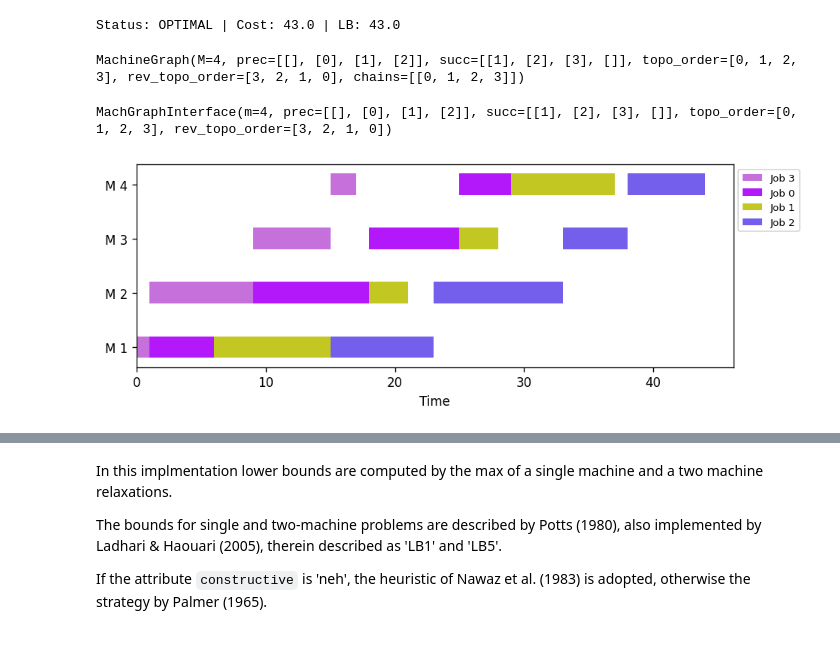
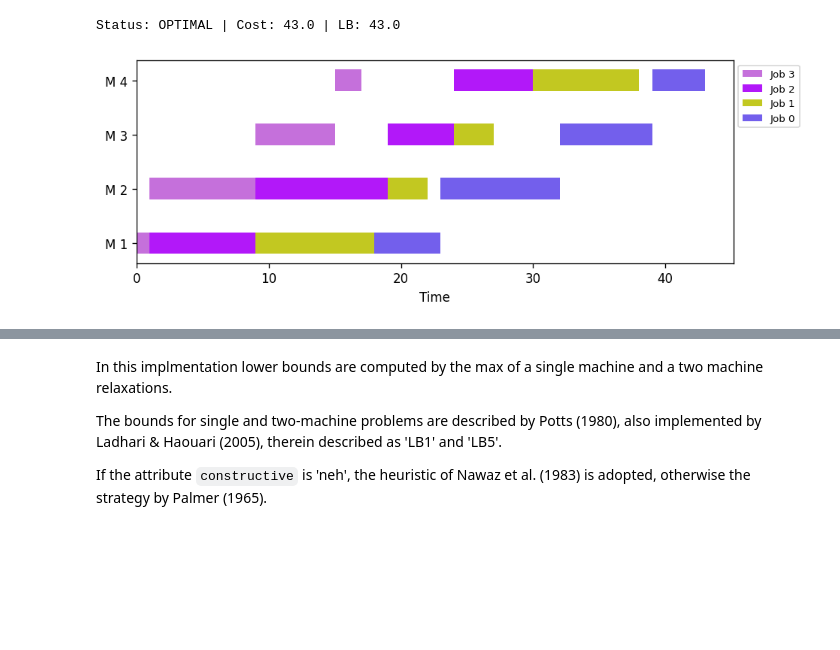
Before and after one commit to bruscalia/bnbpy, a Jupyter notebook: notebooks/pfssp.ipynb, the cells around one changed output, grey strips where cells are left out. Drawn from its saved outputs; the diff is of its cells as text; code cells hidden in the pictures; blank space fills up the shorter version.

```diff
--- a/notebooks/pfssp.ipynb
+++ b/notebooks/pfssp.ipynb
@@ -40,18 +41,10 @@ sol = bnb.solve(problem, maxiter=50000)
 print(sol)
 # %% [output]
 Status: OPTIMAL | Cost: 43.0 | LB: 43.0
-# %%
-bnb.incumbent.problem.get_mach_graph()
-# %% [output]
-MachineGraph(M=4, prec=[[], [0], [1], [2]], succ=[[1], [2], [3], []], topo_order=[0, 1, 2, 3], rev_topo_order=[3, 2, 1, 0], chains=[[0, 1, 2, 3]])
-# %%
-bnb.incumbent.problem.get_mach_graph()
-# %% [output]
-MachGraphInterface(m=4, prec=[[], [0], [1], [2]], succ=[[1], [2], [3], []], topo_order=[0, 1, 2, 3], rev_topo_order=[3, 2, 1, 0])
 # %%
-plot_gantt(sol.sequence, dpi=120, seed=42, figsize=[8, 3])
+plot_gantt(sol.problem.sequence, dpi=120, seed=42, figsize=[8, 3])
 # %% [output]
-[figure, old version]
+[figure, new version]
 # %%
 plot_tree(bnb.root, figsize=[8, 8], font_size=10)
 # %% [output]
```
Also changed, not shown: parts of 4 cells of this notebook, 23 other files.
